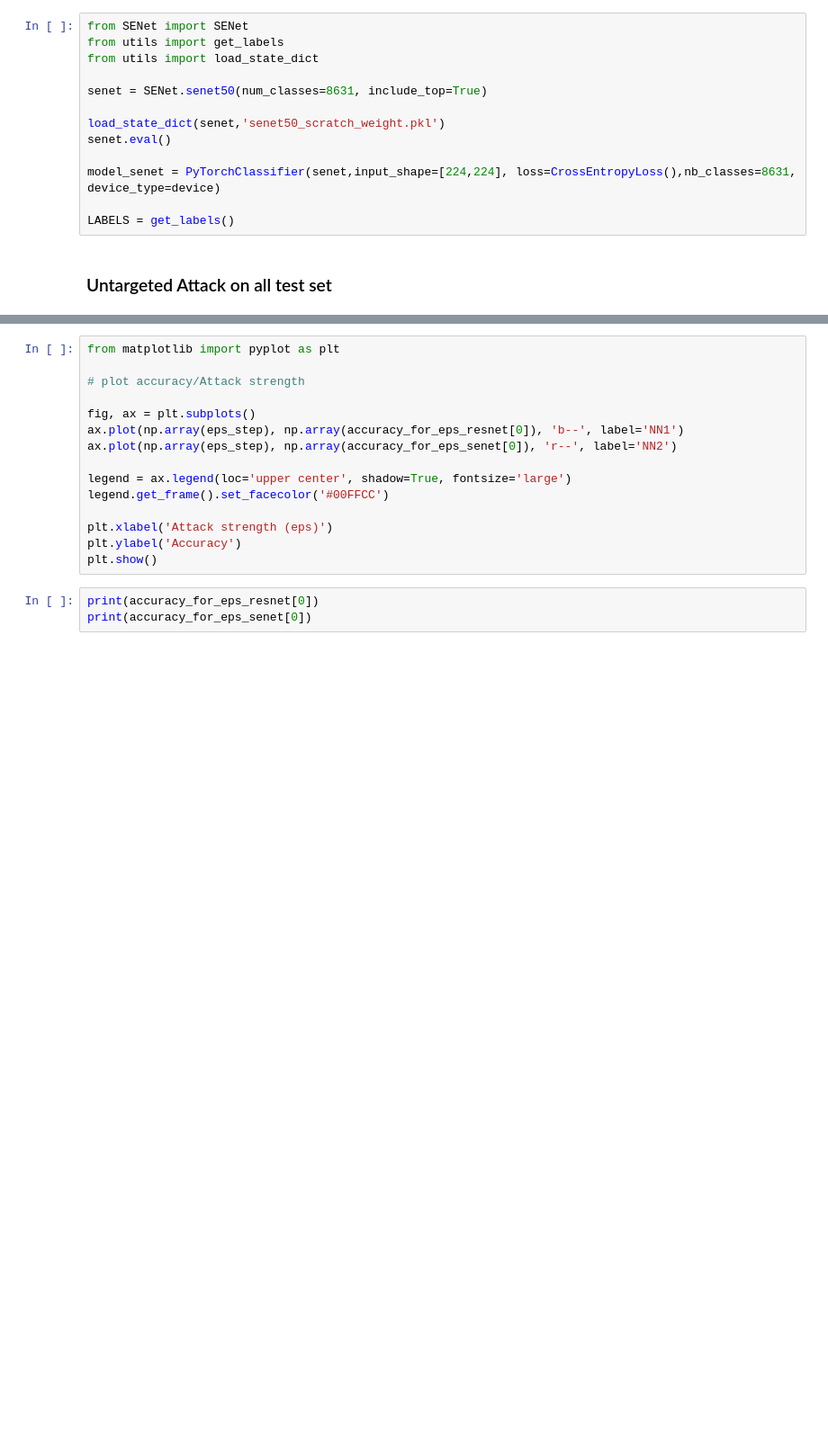
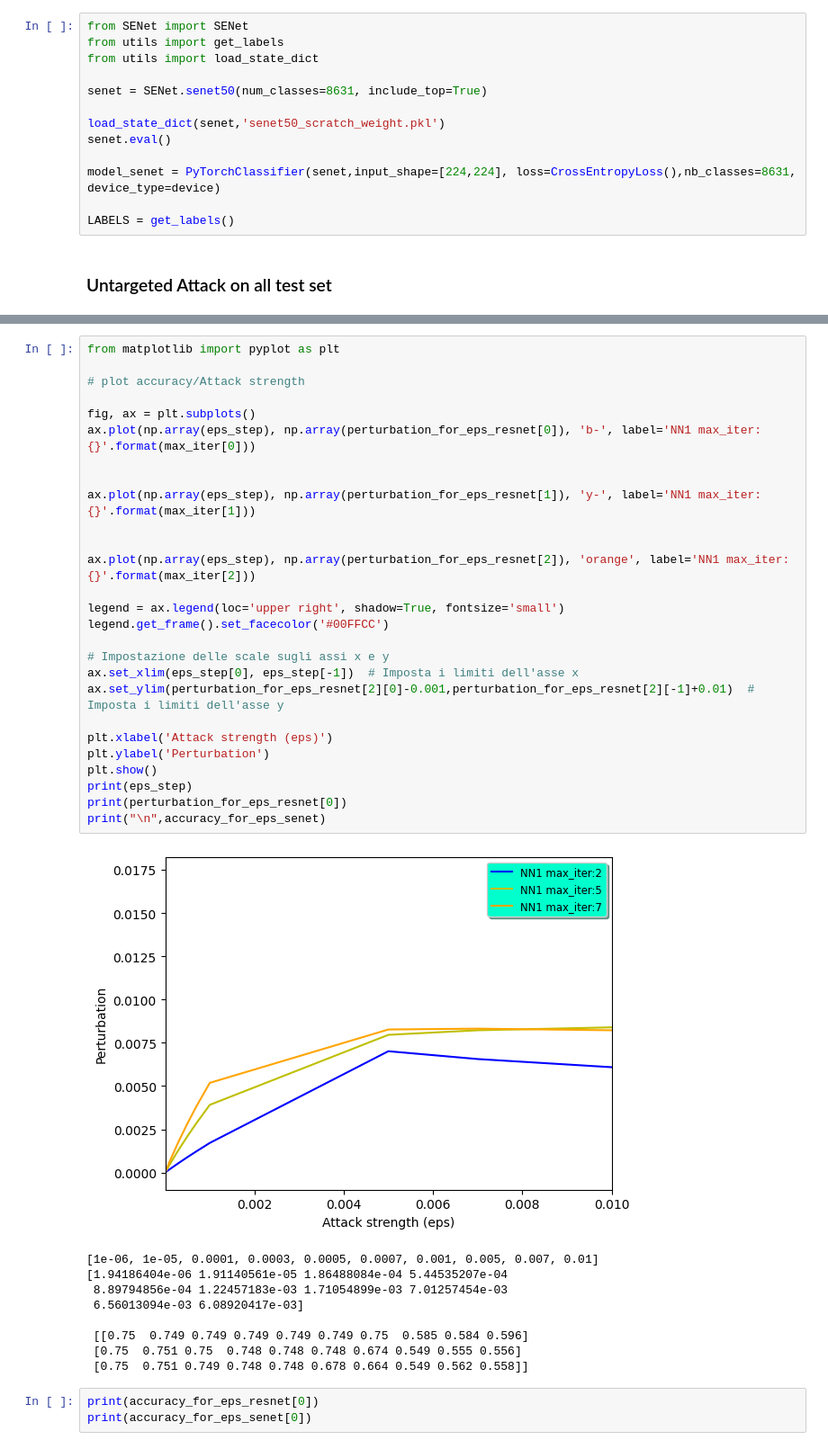
Before and after one commit to dany9999/Face_Recognition_Security, a Jupyter notebook: pgd.ipynb, the cells around one changed output, grey strips where cells are left out. Shown at 90% size. Drawn from its saved outputs; the diff is of its cells as text; blank space fills up the shorter version.

```diff
--- a/pgd.ipynb
+++ b/pgd.ipynb
@@ -158,18 +206,40 @@ TypeError: load_image_NN1() missing 1 required positional argument: 'device'
 # %%
 from matplotlib import pyplot as plt
 
 # plot accuracy/Attack strength
 
 fig, ax = plt.subplots()
-ax.plot(np.array(eps_step), np.array(accuracy_for_eps_resnet[0]), 'b--', label='NN1')
-ax.plot(np.array(eps_step), np.array(accuracy_for_eps_senet[0]), 'r--', label='NN2')
+ax.plot(np.array(eps_step), np.array(perturbation_for_eps_resnet[0]), 'b-', label='NN1 max_iter:{}'.format(max_iter[0]))
 
-legend = ax.legend(loc='upper center', shadow=True, fontsize='large')
+
+ax.plot(np.array(eps_step), np.array(perturbation_for_eps_resnet[1]), 'y-', label='NN1 max_iter:{}'.format(max_iter[1]))
+
+
+ax.plot(np.array(eps_step), np.array(perturbation_for_eps_resnet[2]), 'orange', label='NN1 max_iter:{}'.format(max_iter[2]))
+
+legend = ax.legend(loc='upper right', shadow=True, fontsize='small')
 legend.get_frame().set_facecolor('#00FFCC')
 
+# Impostazione delle scale sugli assi x e y
+ax.set_xlim(eps_step[0], eps_step[-1])  # Imposta i limiti dell'asse x
+ax.set_ylim(perturbation_for_eps_resnet[2][0]-0.001,perturbation_for_eps_resnet[2][-1]+0.01)  # Imposta i limiti dell'asse y
+
 plt.xlabel('Attack strength (eps)')
-plt.ylabel('Accuracy')
+plt.ylabel('Perturbation')
 plt.show()
+print(eps_step)
+print(perturbation_for_eps_resnet[0])
+print("\n",accuracy_for_eps_senet)
+# %% [output]
+[figure, added]
+[1e-06, 1e-05, 0.0001, 0.0003, 0.0005, 0.0007, 0.001, 0.005, 0.007, 0.01]
+[1.94186404e-06 1.91140561e-05 1.86488084e-04 5.44535207e-04
+ 8.89794856e-04 1.22457183e-03 1.71054899e-03 7.01257454e-03
+ 6.56013094e-03 6.08920417e-03]
+
+ [[0.75  0.749 0.749 0.749 0.749 0.749 0.75  0.585 0.584 0.596]
+ [0.75  0.751 0.75  0.748 0.748 0.748 0.674 0.549 0.555 0.556]
+ [0.75  0.751 0.749 0.748 0.748 0.678 0.664 0.549 0.562 0.558]]
 # %%
 print(accuracy_for_eps_resnet[0])
 print(accuracy_for_eps_senet[0])
```
Also changed, not shown: parts of 2 cells of this notebook.
